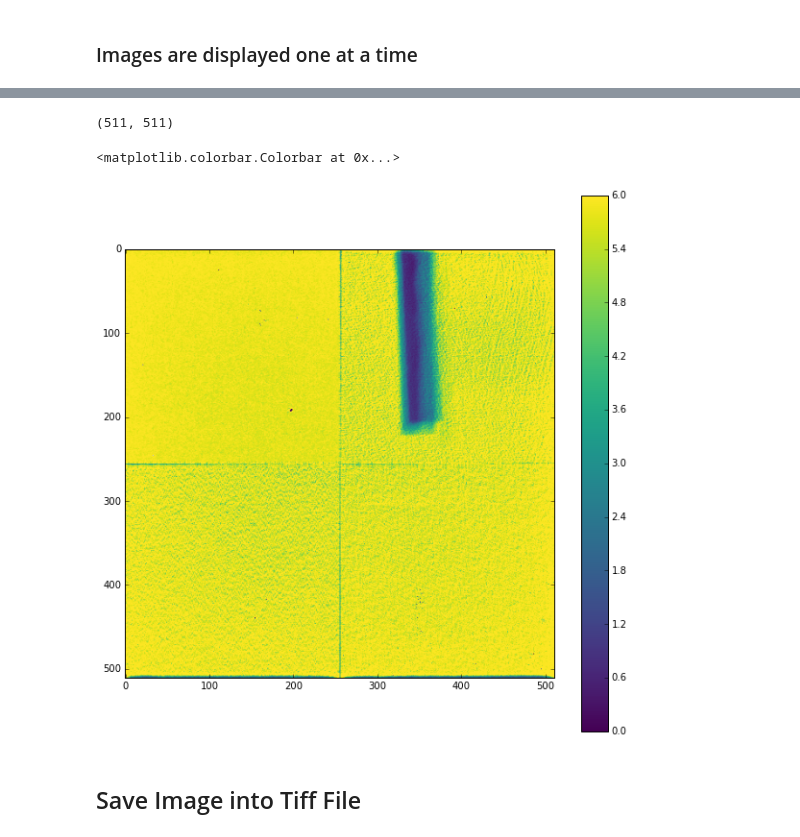
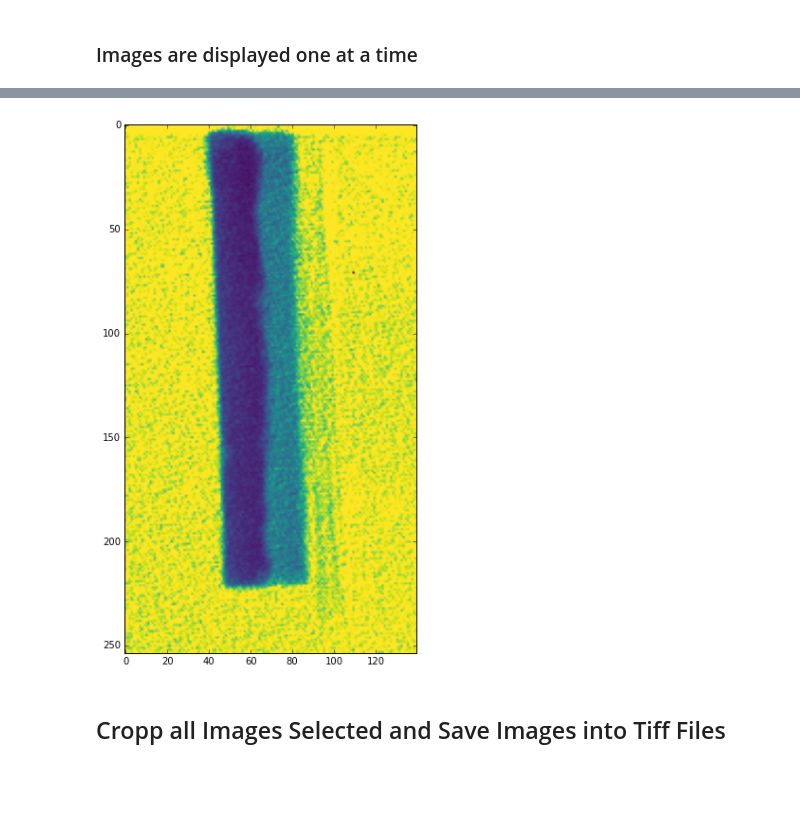
Before and after one commit to akansal1/myIPythonNotebookTutorial, a Jupyter notebook: working_with_images/cropping/cropping_n_images_fits_to_tiff.ipynb, the cells around one changed output, grey strips where cells are left out. Saved outputs shown, nothing was run; the diff lists cells and outputs as text; code cells hidden in the pictures; blank space fills up the shorter version.

Commit message:
Improved cropping code

```diff
--- a/working_with_images/cropping/cropping_n_images_fits_to_tiff.ipynb
+++ b/working_with_images/cropping/cropping_n_images_fits_to_tiff.ipynb
@@ -89,5 +99,0 @@ crop = interact(plot_image_with_crop_region,
-# %%
-image_file_0 = os.path.join(data_folder, list_of_files[0])
-o_fits = pyfits.open(image_file_0)
-o_fits_0 = o_fits[0]
-data = o_fits_0.data
@@ -149,19 +117,24 @@ Region Selected:
-# %%
-data = sum_image_data_array
-data_cropped = data[y_top: y_bottom, x_left: x_right]
-print(data_cropped.shape)
-# %% [output]
-(511, 511)
-# %%
-#test
-plt.figure(figsize=(10,10))
-plt.imshow(data_cropped, cmap='viridis')
-plt.colorbar()
-# %% [output]
-<matplotlib.colorbar.Colorbar at 0x...>
-[figure, removed]
+# %%
+def test_plot_image_cropped(file_index):
+
+    image_file = os.path.join(data_folder, list_of_files[file_index])
+    o_fits = pyfits.open(image_file)
+    o_fits_0 = o_fits[0]
+    data = o_fits_0.data
+
+    data_cropped = data[y_top: y_bottom, x_left: x_right]
+
+    fig = plt.figure(figsize=(10, 10))
+    ax_img = plt.subplot(111)
+
+    ax_img.imshow(data_cropped, cmap='viridis')
+# %%
+crop = interact(test_plot_image_cropped,
+        file_index =widgets.IntSlider(min=0, max=number_of_files-1, step=1, value=0, description='Image index'))
+# %% [output]
+[figure, added]
 # %% [markdown]
-## Save Image into Tiff File
+## Cropp all Images Selected and Save Images into Tiff Files
 # %%
 from PIL import Image
 import numpy as np
```
Also changed, not shown: parts of 23 cells of this notebook.
